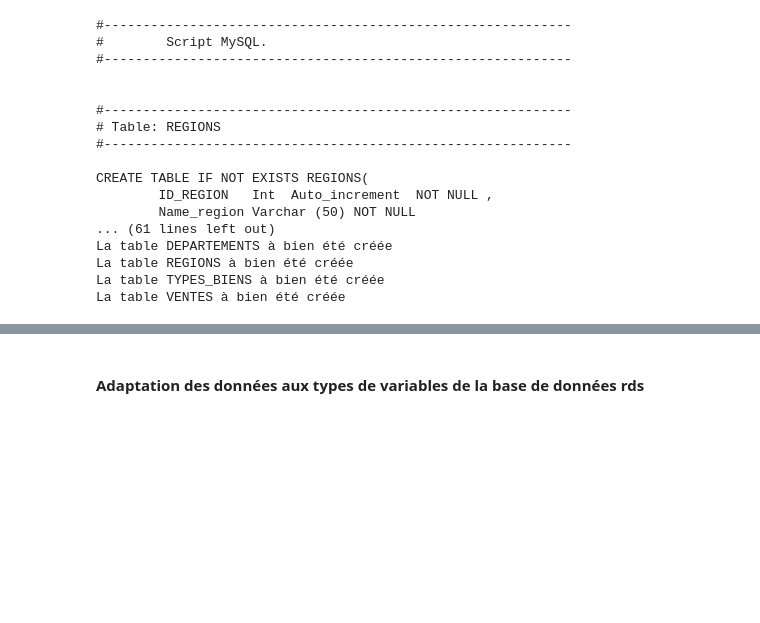
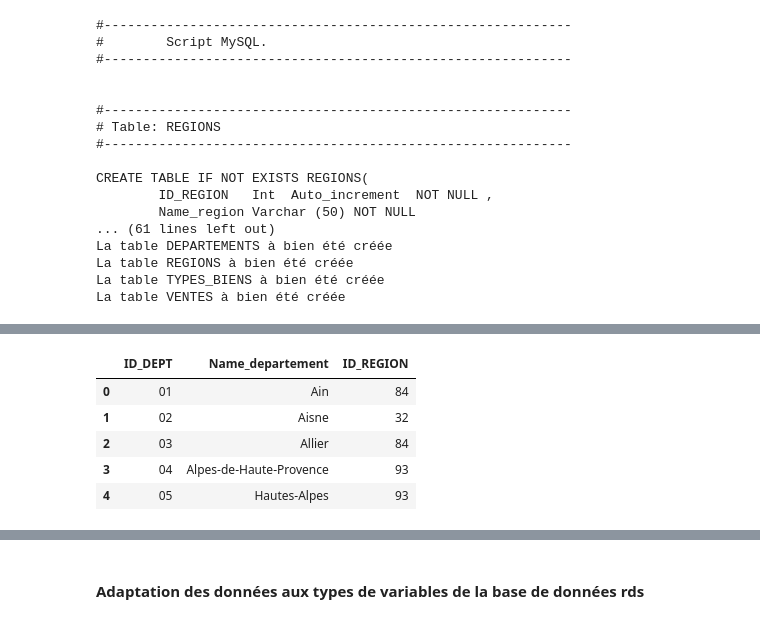
Before and after one commit to Kevin-Le-Grand/certif_app_immo, a Jupyter notebook: datagouv_to_rds/Test_scraping_rds_s3.ipynb, the cells around one changed output, grey strips where cells are left out. Saved outputs shown, nothing was run; the diff lists cells and outputs as text; code cells hidden in the pictures; blank space fills up the shorter version.

```diff
--- a/datagouv_to_rds/Test_scraping_rds_s3.ipynb
+++ b/datagouv_to_rds/Test_scraping_rds_s3.ipynb
@@ -238,0 +258,17 @@ db.close()
+# %%
+# Récupération des codes departements, noms departements et code régions
+url = "https://geo.api.gouv.fr/departements"
+response = requests.get(url)
+data_dpts = response.json()
+df_depts = pd.DataFrame(data_dpts)
+df_depts = df_depts.loc[:,["code","nom","codeRegion"]]
+df_depts = df_depts.drop_duplicates()
+df_depts.columns = ['ID_DEPT', 'Name_departement', 'ID_REGION']
+df_depts.head()
+# %% [output]
+|  | ID_DEPT | Name_departement | ID_REGION |
+| 0 | 01 | Ain | 84 |
+| 1 | 02 | Aisne | 32 |
+| 2 | 03 | Allier | 84 |
+| 3 | 04 | Alpes-de-Haute-Provence | 93 |
+| 4 | 05 | Hautes-Alpes | 93 |
```
Also changed, not shown: parts of 3 cells of this notebook.
